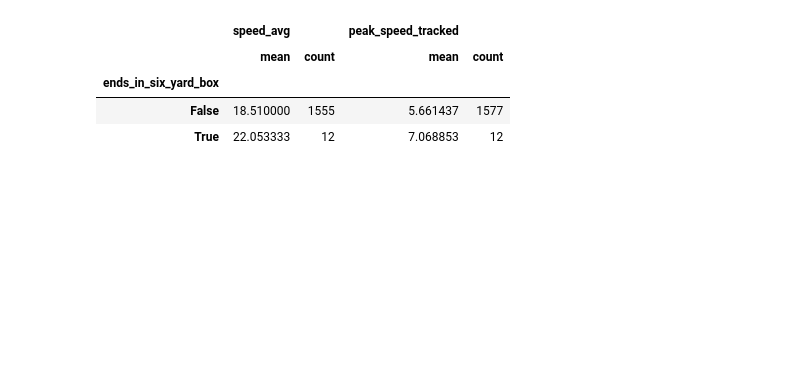
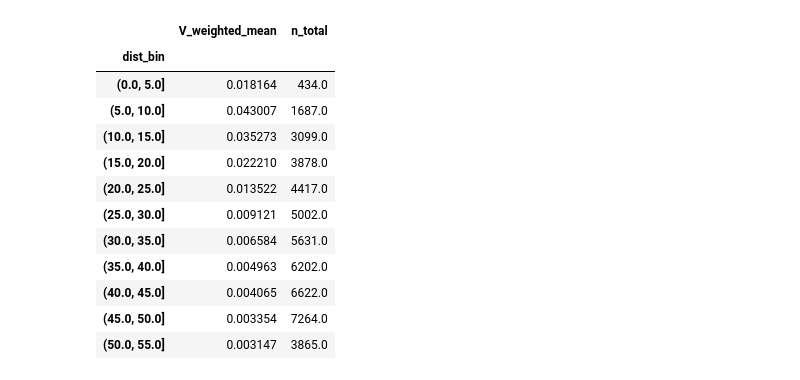
Before and after one commit to piperojas0618/analytics_cup_2.0_defense, a Jupyter notebook: notebooks/02_velocities.ipynb, the cells around one changed output. Saved outputs shown, nothing was run; the diff lists cells and outputs as text; code cells hidden in the pictures; blank space fills up the shorter version.

```diff
--- a/notebooks/02_velocities.ipynb
+++ b/notebooks/02_velocities.ipynb
@@ -93,40 +100,29 @@ naive
 # %%
-# Pass 2: condition on off_ball_run events. player_id on an off_ball_run row is
-# the runner; x_end/y_end is where the run finishes. "speed_avg" is SkillCorner's
-# own per-run average (km/h, from its own kinematics) - kept here only as a
-# cross-check against our independently-computed peak tracked speed (m/s), not
-# because the two are on the same scale.
-from src.data_io.load import list_match_ids
-
-
-def ends_in_six_yard_box(x_end, y_end, pitch_length=105.0):
-    return (x_end.abs() >= pitch_length / 2 - 5.5) & (x_end.abs() <= pitch_length / 2) & (y_end.abs() <= 9.16)
-
-
-match_ids = list_match_ids(cfg["data"]["matches_dir"])[:3]  # widen once this looks promising
-runs = []
-for mid in match_ids:
-    m = load_match(cfg["data"]["matches_dir"], mid)
-    _, tracking_m = build_normalised(m)
-    sg_m = savitzky_golay(tracking_m, fps=cfg["data"]["fps"], window_length=vcfg["window_length"],
-                          polyorder=vcfg["polyorder"], max_speed_mps=vcfg["max_speed_mps"])
-
-    obr = m.events[m.events.event_type == "off_ball_run"].dropna(subset=["x_end", "y_end", "player_id"]).copy()
-    obr["ends_in_six_yard_box"] = ends_in_six_yard_box(obr.x_end, obr.y_end, m.pitch_length)
-    obr["peak_speed_tracked"] = [
-        sg_m.loc[(sg_m.player_id == r.player_id) & sg_m.frame.between(r.frame_start, r.frame_end), "speed"].max()
-        for r in obr.itertuples()
-    ]
-    obr["match_id"] = mid
-    runs.append(obr[["match_id", "event_id", "player_id", "ends_in_six_yard_box", "speed_avg", "peak_speed_tracked"]])
-
-runs = pd.concat(runs, ignore_index=True)
-by_box = runs.groupby("ends_in_six_yard_box")[["speed_avg", "peak_speed_tracked"]].agg(["mean", "count"])
-by_box
+# Check 2: distance-to-goal profile from res_vels.surfaces_grid - now ONE
+# pooled grid over all matches (run_velocities.run concatenates events, not
+# per-match surfaces, and sizes the grid to the largest pitch in the set), so
+# n is a genuine total sample count per cell and no cross-match reweighting
+# is needed here.
+L_ref = 105.0  # standard pitch, only used to define the distance bands
+surf = res_vels.surfaces_grid
+surf = surf[surf.n > 0].copy()
+surf["dist_to_goal"] = L_ref / 2 - surf.x.abs()
+bins = np.arange(0, L_ref / 2 + 5, 5)
+surf["dist_bin"] = pd.cut(surf.dist_to_goal, bins)
+surf.groupby("dist_bin", observed=True).apply(
+    lambda g: pd.Series({"V_weighted_mean": np.average(g.V, weights=g.n), "n_total": g.n.sum()}))
 # %% [output]
-|  | speed_avg |  | peak_speed_tracked |  |
-|  | mean | count | mean | count |
-| ends_in_six_yard_box |  |  |  |  |
-| False | 18.510000 | 1555 | 5.661437 | 1577 |
-| True | 22.053333 | 12 | 7.068853 | 12 |
+|  | V_weighted_mean | n_total |
+| dist_bin |  |  |
+| (0.0, 5.0] | 0.018164 | 434.0 |
+| (5.0, 10.0] | 0.043007 | 1687.0 |
+| (10.0, 15.0] | 0.035273 | 3099.0 |
+| (15.0, 20.0] | 0.022210 | 3878.0 |
+| (20.0, 25.0] | 0.013522 | 4417.0 |
+| (25.0, 30.0] | 0.009121 | 5002.0 |
+| (30.0, 35.0] | 0.006584 | 5631.0 |
+| (35.0, 40.0] | 0.004963 | 6202.0 |
+| (40.0, 45.0] | 0.004065 | 6622.0 |
+| (45.0, 50.0] | 0.003354 | 7264.0 |
+| (50.0, 55.0] | 0.003147 | 3865.0 |
 # %%
```
Also changed, not shown: parts of 6 cells of this notebook, 2 other files.
